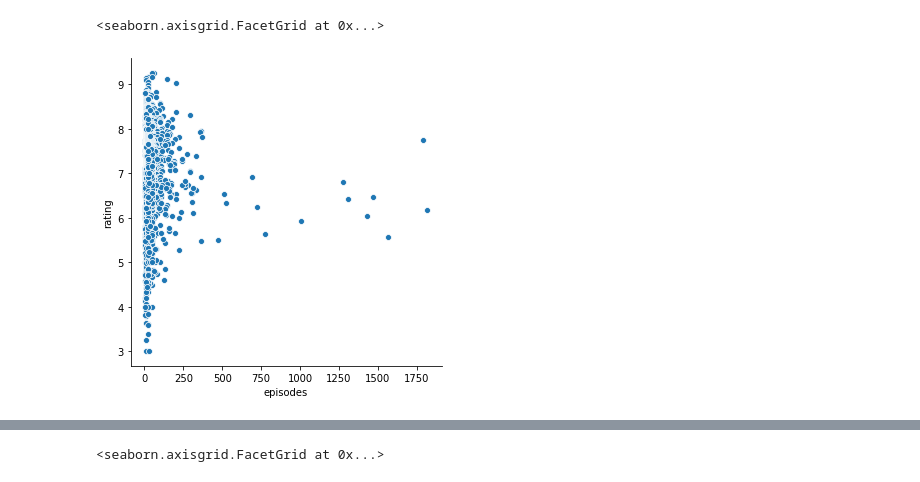
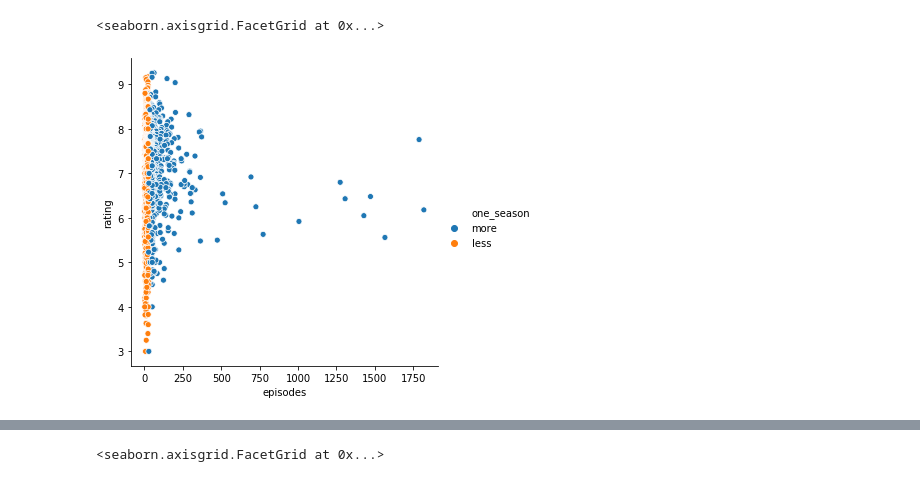
Before and after one commit to SLoganQ/Regarding_Anime, a Jupyter notebook: regarding_anime_data_explorations.ipynb, the cells around one changed output, grey strips where cells are left out. Cells and saved outputs as stored; diff of their text form; code cells hidden in the pictures.

```diff
--- a/regarding_anime_data_explorations.ipynb
+++ b/regarding_anime_data_explorations.ipynb
@@ -206,10 +206,10 @@ tv_anime_more_ep = tv_anime[tv_anime["one_season"] == "more"]
 # %% [output]
 [interactive output not drawn]
 # %%
-sns.relplot(x="episodes", y="rating", data=tv_anime)
+sns.relplot(x="episodes", y="rating", hue="one_season", data=tv_anime)
 # %% [output]
 <seaborn.axisgrid.FacetGrid at 0x...>
-[figure, old version]
+[figure, new version]
 [interactive output not drawn]
 # %%
 # Do animes with higher rating also have more fans?
```
Also changed, not shown: parts of 9 cells of this notebook.
